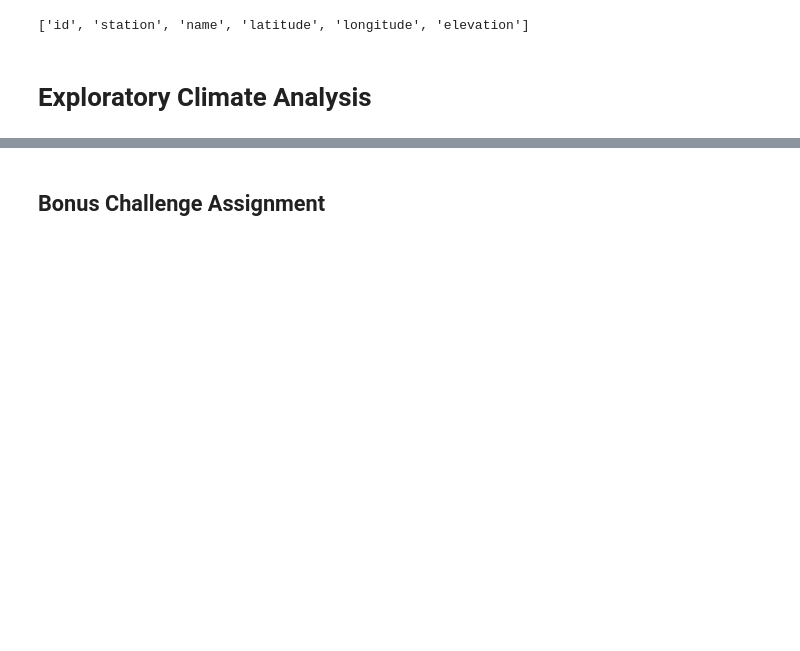
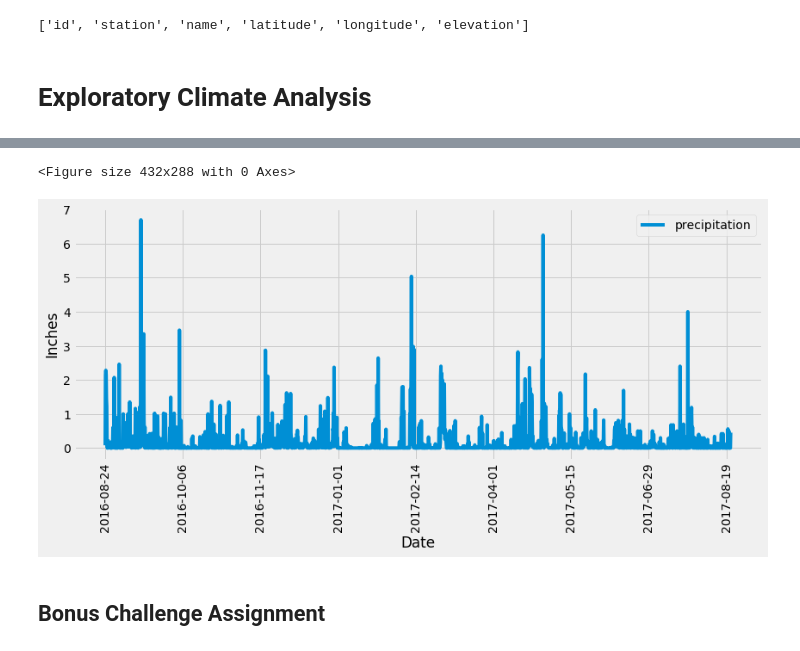
Before and after one commit to gpivaro/sqlalchemy-challenge, a Jupyter notebook: climate.ipynb, the cells around one changed output, grey strips where cells are left out. Cells and saved outputs as stored; diff of their text form; code cells hidden in the pictures; blank space fills up the shorter version.

Commit message:
First plot

```diff
--- a/climate.ipynb
+++ b/climate.ipynb
@@ -97,0 +68,20 @@ AttributeError: module 'datetime' has no attribute 'strptime'
+# %%
+# Retrieve the most recent meas data
+date_last_meas_str = session.query(func.max(Measurement.date))
+
+# Convert the data from string to datetime
+date_last_meas_object = dt.datetime.strptime(date_last_meas_str.first()[0], '%Y-%m-%d').date()
+
+# Create a query data interval
+query_date = date_last_meas_object - dt.timedelta(days=365)
+
+# Query the database based on the target date (last 365 days)
+precipitation_query= session.query(Measurement.date,
+                                   Measurement.prcp,
+                                  ).filter(Measurement.date > query_date).all()
+# %%
+# Load the query results into a Pandas DataFrame and set the index to the date column.
+precipitation_12_months = pd.DataFrame(precipitation_query).set_index('date', drop=True)
+
+# Sort the DataFrame values by date
+precipitation_12_months.sort_values('date',inplace=True)
@@ -98,3 +105,18 @@ AttributeError: module 'datetime' has no attribute 'strptime'
+# %%
+# Drop the NAN values
+precipitation_12_months_cleaned = precipitation_12_months.loc[precipitation_12_months['prcp'].isnull()==False]
+# %%
+# Plot the results using the DataFrame plot method
+plt.figure()
+ax = precipitation_12_months_cleaned.plot(figsize=(12,6),rot=90)
+ax.set_ylabel('Inches')
+ax.set_xlabel('Date')
+ax.legend(["precipitation"]);
+plt.tight_layout()
+plt.savefig('precipitation.png')
+# %% [output]
+<Figure size 432x288 with 0 Axes>
+[figure, added]
 # %%
 
 
```
Also changed, not shown: parts of 7 cells of this notebook, 1 other file.
